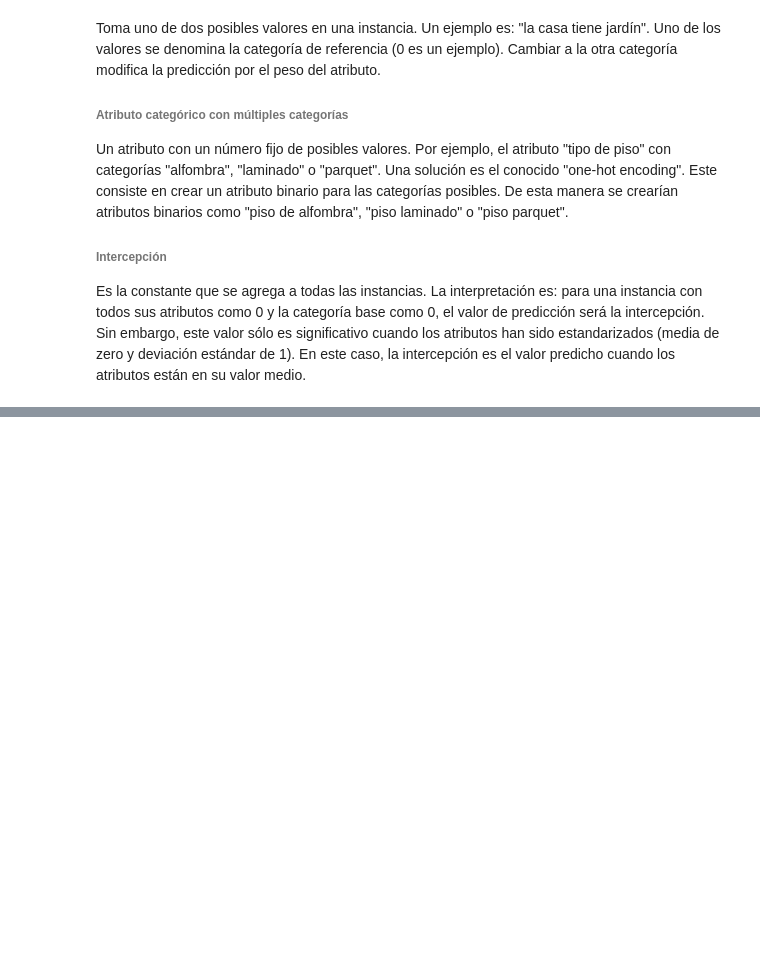
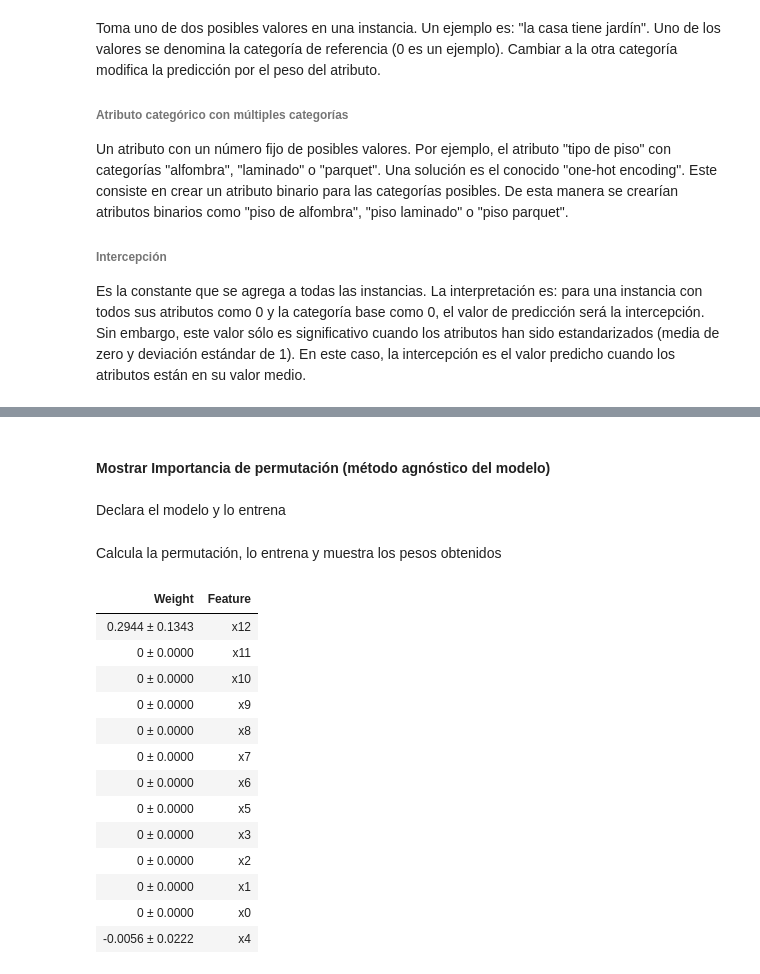
Before and after one commit to eliecer9000/investigacion-3-reconocimiento-patrones, a Jupyter notebook: Investigacion_3.ipynb, the cells around one changed output, grey strips where cells are left out. Saved outputs shown, nothing was run; the diff lists cells and outputs as text; code cells hidden in the pictures; blank space fills up the shorter version.

```diff
--- a/Investigacion_3.ipynb
+++ b/Investigacion_3.ipynb
@@ -129,3 +363,29 @@ Es la constante que se agrega a todas las instancias. La interpretación es: par
+# %% [markdown]
+#### Mostrar Importancia de permutación (método agnóstico del modelo)
+# %% [markdown]
+Declara el modelo y lo entrena
+# %%
+svc = SVC().fit(x_train, y_train)
+# %% [markdown]
+Calcula la permutación, lo entrena y muestra los pesos obtenidos
+# %%
+perm = PermutationImportance(svc).fit(x_test, y_test)
+eli5.show_weights(perm)
+# %% [output]
+| Weight | Feature |
+| 0.2944 ± 0.1343 | x12 |
+| 0 ± 0.0000 | x11 |
+| 0 ± 0.0000 | x10 |
+| 0 ± 0.0000 | x9 |
+| 0 ± 0.0000 | x8 |
+| 0 ± 0.0000 | x7 |
+| 0 ± 0.0000 | x6 |
+| 0 ± 0.0000 | x5 |
+| 0 ± 0.0000 | x3 |
+| 0 ± 0.0000 | x2 |
+| 0 ± 0.0000 | x1 |
+| 0 ± 0.0000 | x0 |
+| -0.0056 ± 0.0222 | x4 |
 # %% [markdown]
 ## Referencias
 
```
Also changed, not shown: parts of 24 cells of this notebook, 1 other file.
